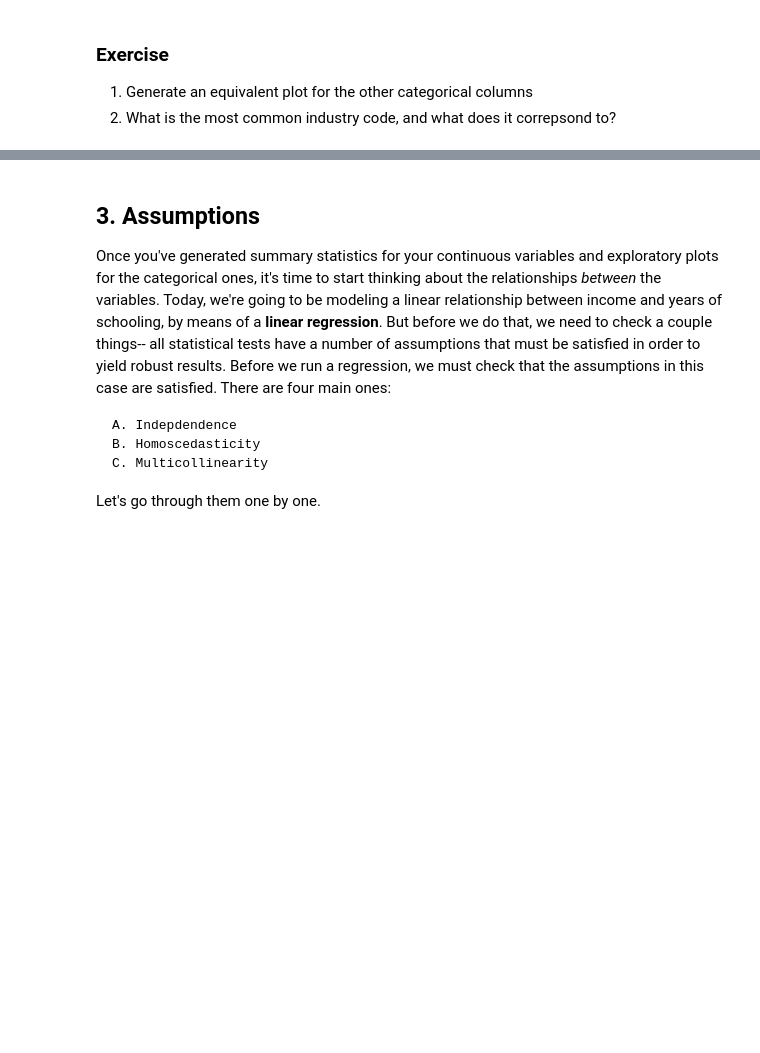
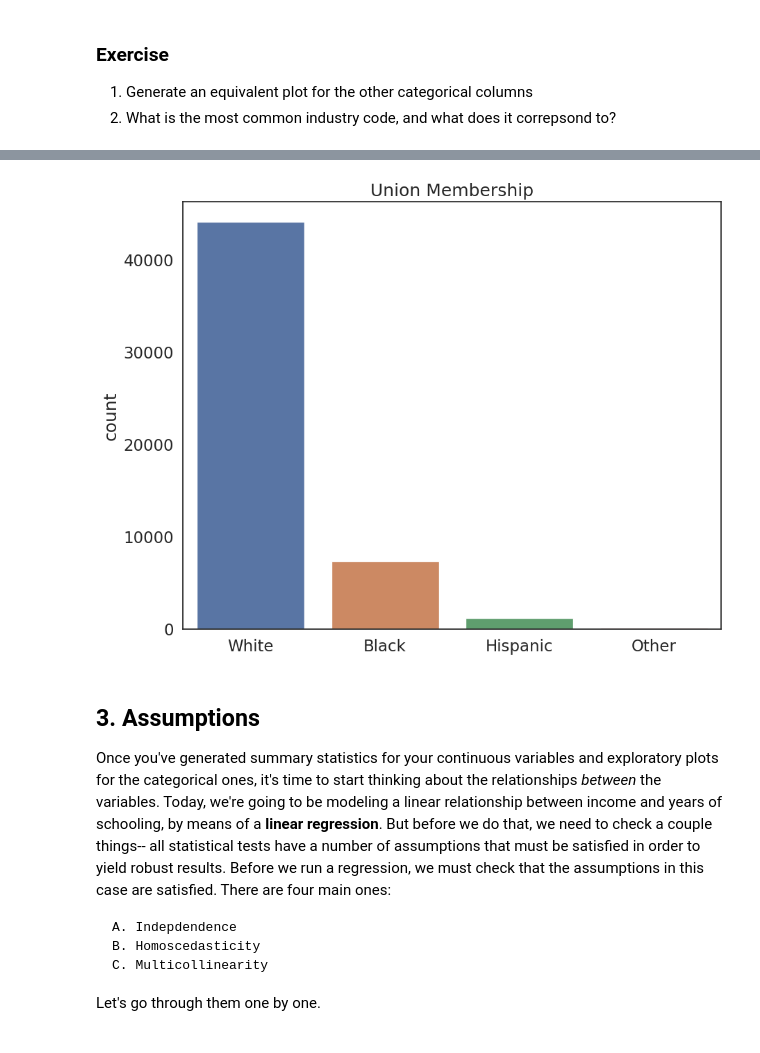
Before and after one commit to lazysheephaha/qm2, a Jupyter notebook: notebooks/W08. Linear Regression.ipynb, the cells around one changed output, grey strips where cells are left out. Drawn from its saved outputs; the diff is of its cells as text; code cells hidden in the pictures; blank space fills up the shorter version.

```diff
--- a/notebooks/W08. Linear Regression.ipynb
+++ b/notebooks/W08. Linear Regression.ipynb
@@ -147,3 +183,12 @@ plt.show() # show the plot
+# %%
+sns.countplot(data=reg_df, x='union') # plot the union variable
+
+plt.title('Union Membership') # add a title
+plt.xlabel('') # remove the x axis label
+plt.xticks(ticks=[0,1,2,3],labels=['White', 'Black','Hispanic','Other']) # replace the x axis labels with more descriptive labels
+plt.show() # show the plot
+# %% [output]
+[figure, added]
 # %% [markdown]
 ## 3. Assumptions
 
```
Also changed, not shown: parts of 14 cells of this notebook.
